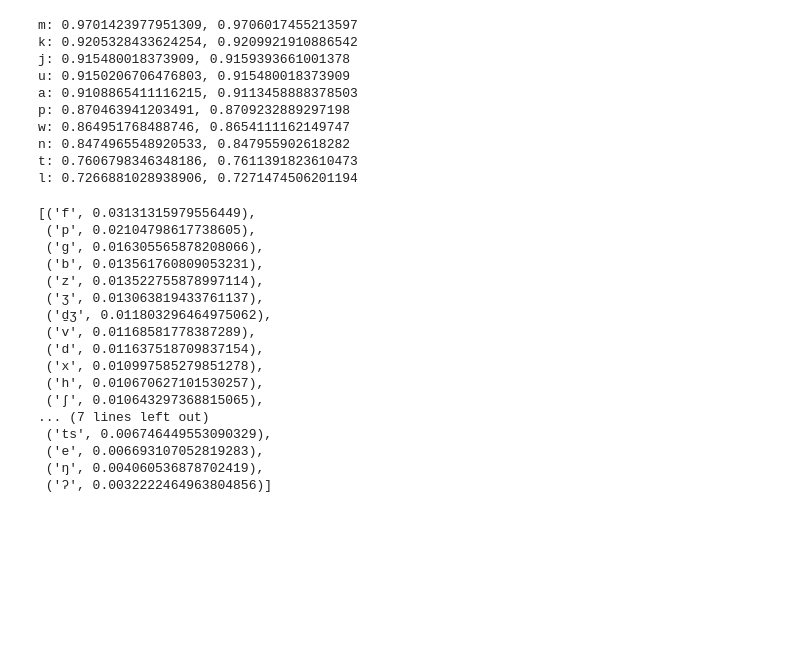
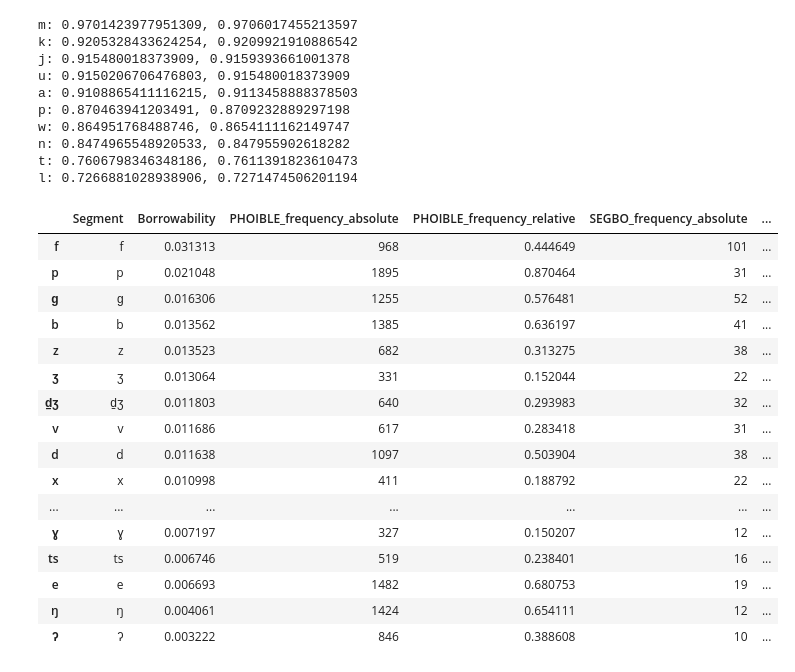
Before and after one commit to segbo-db/borrowability_paper, a Jupyter notebook: probablistic_model/Model 1 (Python version).ipynb, the cells around one changed output. Saved outputs shown, nothing was run; the diff lists cells and outputs as text; code cells hidden in the pictures; blank space fills up the shorter version.

```diff
--- a/probablistic_model/Model 1 (Python version).ipynb
+++ b/probablistic_model/Model 1 (Python version).ipynb
@@ -166,39 +178,57 @@ n: 0.8474965548920533, 0.847955902618282
 t: 0.7606798346348186, 0.7611391823610473
 l: 0.7266881028938906, 0.7271474506201194
 # %%
-# Now we can compute borrowability scores using Eisen's formula with normalisation
+# Now we can compute borrowability scores using Eisen's formula with the normalisation constant
+
+def borrowability_score(q_s, f_s):
+    return q_s / f_s * (1 - f_s**2) / 6
+
 borrowability_scores = {}
 borrowability_scores_laplace = {}
 for segment in segbo_frequencies_relative:
-    borrowability_scores[segment] = segbo_frequencies_relative[segment] / (
-            phoible_freqs_relative[segment] -
-            phoible_freqs_relative[segment]**2
-        ) / 6
-    borrowability_scores_laplace[segment] = segbo_frequencies_relative[
+    borrowability_scores[segment] = {
+        'Segment': segment,
+        'Borrowability': borrowability_score (
+            segbo_frequencies_relative[segment],
+            phoible_freqs_relative[segment]
+        ),
+        'PHOIBLE_frequency_absolute': phoible_greater_or_equal[segment],
+        'PHOIBLE_frequency_relative': phoible_freqs_relative[segment],
+        'SEGBO_frequency_absolute': segbo_frequencies_absolute[segment],
+        'SEGBO_frequency_relative': segbo_frequencies_relative[segment]
+    }
+    borrowability_scores_laplace[segment] = {
+        'Segment': segment,
+        'Borrowability': segbo_frequencies_relative[
         segment] / (
             phoible_freqs_relative_laplace[segment] -
             phoible_freqs_relative_laplace[segment]**2
-        ) / 6
+        ) / 6,
+        'PHOIBLE_frequency_absolute': phoible_strictly_greater[segment],
+        'PHOIBLE_frequency_relative': phoible_freqs_relative_laplace[segment],
+        'SEGBO_frequency_absolute': segbo_frequencies_absolute[segment],
+        'SEGBO_frequency_relative': segbo_frequencies_relative[segment]
+    }
-# %%
-borrowability_scores = dict(
-    filter(lambda el: segbo_frequencies_absolute[el[0]] >= 10,
-           borrowability_scores.items()))
-sorted(borrowability_scores.items(), key=lambda el: el[1], reverse=True)
-# %% [output]
-[('f', 0.03131315979556449),
- ('p', 0.02104798617738605),
- ('ɡ', 0.016305565878208066),
- ('b', 0.013561760809053231),
- ('z', 0.013522755878997114),
- ('ʒ', 0.013063819433761137),
- ('d̠ʒ', 0.011803296464975062),
- ('v', 0.01168581778387289),
- ('d', 0.011637518709837154),
- ('x', 0.010997585279851278),
- ('h', 0.010670627101530257),
- ('ʃ', 0.010643297368815065),
-... (7 lines left out)
- ('ts', 0.006746449553090329),
- ('e', 0.006693107052819283),
- ('ŋ', 0.004060536878702419),
- ('ʔ', 0.0032222464963804856)]
+# %%
+borrowability_df = pd.DataFrame.from_dict(borrowability_scores).T.sort_values(by='Borrowability', ascending=False)
+# %%
+# Frequently borrowed segments
+borrowability_df.loc[ borrowability_df.SEGBO_frequency_absolute >= 10 ]
+# %% [output]
+|  | Segment | Borrowability | PHOIBLE_frequency_absolute | PHOIBLE_frequency_relative | SEGBO_frequency_absolute | ... |
+| f | f | 0.031313 | 968 | 0.444649 | 101 | ... |
+| p | p | 0.021048 | 1895 | 0.870464 | 31 | ... |
+| ɡ | ɡ | 0.016306 | 1255 | 0.576481 | 52 | ... |
+| b | b | 0.013562 | 1385 | 0.636197 | 41 | ... |
+| z | z | 0.013523 | 682 | 0.313275 | 38 | ... |
+| ʒ | ʒ | 0.013064 | 331 | 0.152044 | 22 | ... |
+| d̠ʒ | d̠ʒ | 0.011803 | 640 | 0.293983 | 32 | ... |
+| v | v | 0.011686 | 617 | 0.283418 | 31 | ... |
+| d | d | 0.011638 | 1097 | 0.503904 | 38 | ... |
+| x | x | 0.010998 | 411 | 0.188792 | 22 | ... |
+| ... | ... | ... | ... | ... | ... | ... |
+| ɣ | ɣ | 0.007197 | 327 | 0.150207 | 12 | ... |
+| ts | ts | 0.006746 | 519 | 0.238401 | 16 | ... |
+| e | e | 0.006693 | 1482 | 0.680753 | 19 | ... |
+| ŋ | ŋ | 0.004061 | 1424 | 0.654111 | 12 | ... |
+| ʔ | ʔ | 0.003222 | 846 | 0.388608 | 10 | ... |
```
Also changed, not shown: parts of 25 cells of this notebook, 2 other files.
